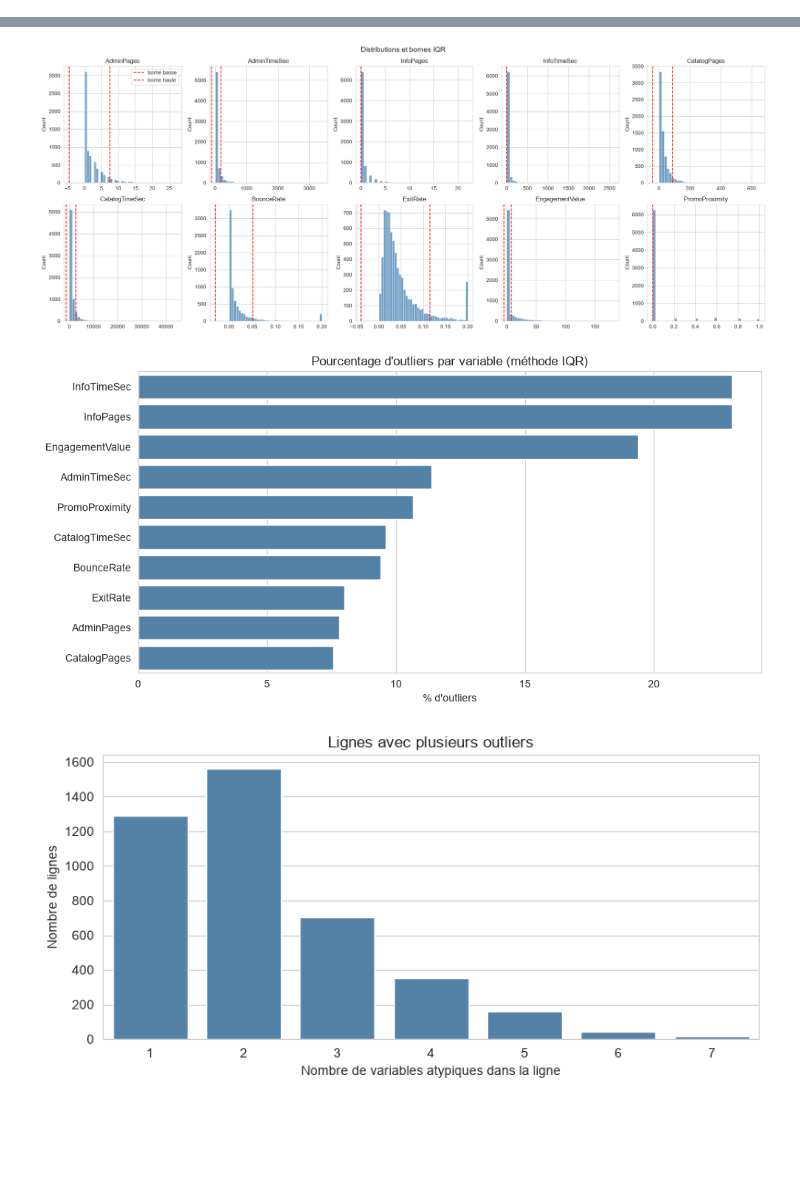
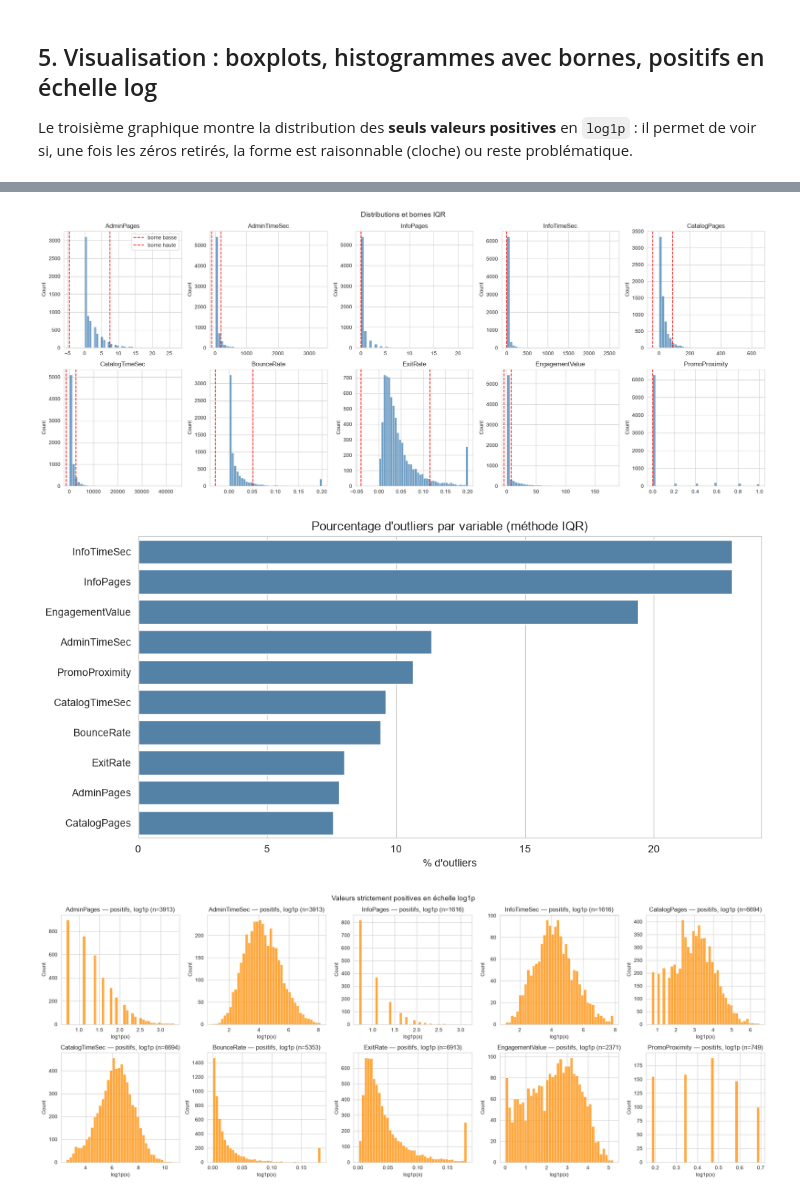
Before and after one commit to SoumiaDahbi/ShopPulse_ILIA_2026, a Jupyter notebook: Projet/notebooks/03_outliers.ipynb, the cells around one changed output, grey strips where cells are left out. Drawn from its saved outputs; the diff is of its cells as text; code cells hidden in the pictures; blank space fills up the shorter version.

```diff
--- a/Projet/notebooks/03_outliers.ipynb
+++ b/Projet/notebooks/03_outliers.ipynb
@@ -51,17 +180,4 @@ df.describe()
 # %%
-numeric_cols = [
-    "AdminPages",
-    "AdminTimeSec",
-    "InfoPages",
-    "InfoTimeSec",
-    "CatalogPages",
-    "CatalogTimeSec",
-    "BounceRate",
-    "ExitRate",
-    "EngagementValue",
-    "PromoProximity",
-]
-
 outlier_mask = pd.DataFrame(
     False, index=X_train.index, columns=numeric_cols
 )
@@ -92,7 +208,7 @@ for col in numeric_cols:
     })
 
 outlier_summary = (
-    pd.DataFrame(summary)
+    pd.DataFrame(summary).set_index("variable")
     .sort_values("nombre_outliers", ascending=False)
 )
 
@@ -103,5 +219,4 @@ df_outliers["nombre_variables_atypiques"] = (
 )
 
 display(outlier_summary)
-display(df_outliers.tail(15))
 # %% [output]
@@ -135,3 +256,7 @@ display(df_outliers.tail(15))
+# %% [markdown]
+## 5. Visualisation : boxplots, histogrammes avec bornes, positifs en échelle log
+
+Le troisième graphique montre la distribution des **seuls valeurs positives** en `log1p` : il permet de voir si, une fois les zéros retirés, la forme est raisonnable (cloche) ou reste problématique.
 # %%
 import matplotlib.pyplot as plt
 import seaborn as sns
@@ -156,42 +281,43 @@ fig, axes = plt.subplots(2, 5, figsize=(20, 8))
 axes = axes.flatten()
 
 for ax, col in zip(axes, numeric_cols):
-    row = outlier_summary.set_index("variable").loc[col]
+    row = outlier_summary.loc[col]
     sns.histplot(X_train[col], bins=40, ax=ax, color="steelblue")
     ax.axvline(row["borne_basse"], color="red", linestyle="--", label="borne basse")
     ax.axvline(row["borne_haute"], color="red", linestyle="--", label="borne haute")
     ax.set_title(col)
     ax.set_xlabel("")
 
 axes[0].legend()
 plt.suptitle("Distributions et bornes IQR", fontsize=14)
 plt.tight_layout()
 plt.show()
 
 # 3. Pourcentage d'outliers par variable
 plt.figure(figsize=(10, 5))
 sns.barplot(
     data=outlier_summary,
     x="pourcentage",
     y="variable",
     color="steelblue",
 )
 plt.xlabel("% d'outliers")
 plt.ylabel("")
 plt.title("Pourcentage d'outliers par variable (méthode IQR)")
 plt.tight_layout()
 plt.show()
 
-# 4. Nombre de variables atypiques par ligne
-plt.figure(figsize=(8, 4))
-sns.countplot(x=df_outliers["nombre_variables_atypiques"], color="steelblue")
-plt.xlabel("Nombre de variables atypiques dans la ligne")
-plt.ylabel("Nombre de lignes")
-plt.title("Lignes avec plusieurs outliers")
-plt.tight_layout()
-plt.show()
+
+# 4. Valeurs POSITIVES seulement, en échelle log1p : sépare « masse de zéros » et « queue »
+fig, axes = plt.subplots(2, 5, figsize=(20, 8))
+for ax, col in zip(axes.flatten(), numeric_cols):
+    pos = X_train.loc[X_train[col] > 0, col]
+    sns.histplot(np.log1p(pos), bins=40, ax=ax, color="darkorange")
+    ax.set_title(f"{col} — positifs, log1p (n={len(pos)})"); ax.set_xlabel("log1p(x)")
+plt.suptitle("Valeurs strictement positives en échelle log1p", fontsize=14)
+plt.tight_layout(); plt.show()
 # %% [output]
 [figure]
 [figure]
 [figure]
-[figure, old version]
+[figure, new version]
```
Also changed, not shown: parts of 35 cells of this notebook, 3 other files.
